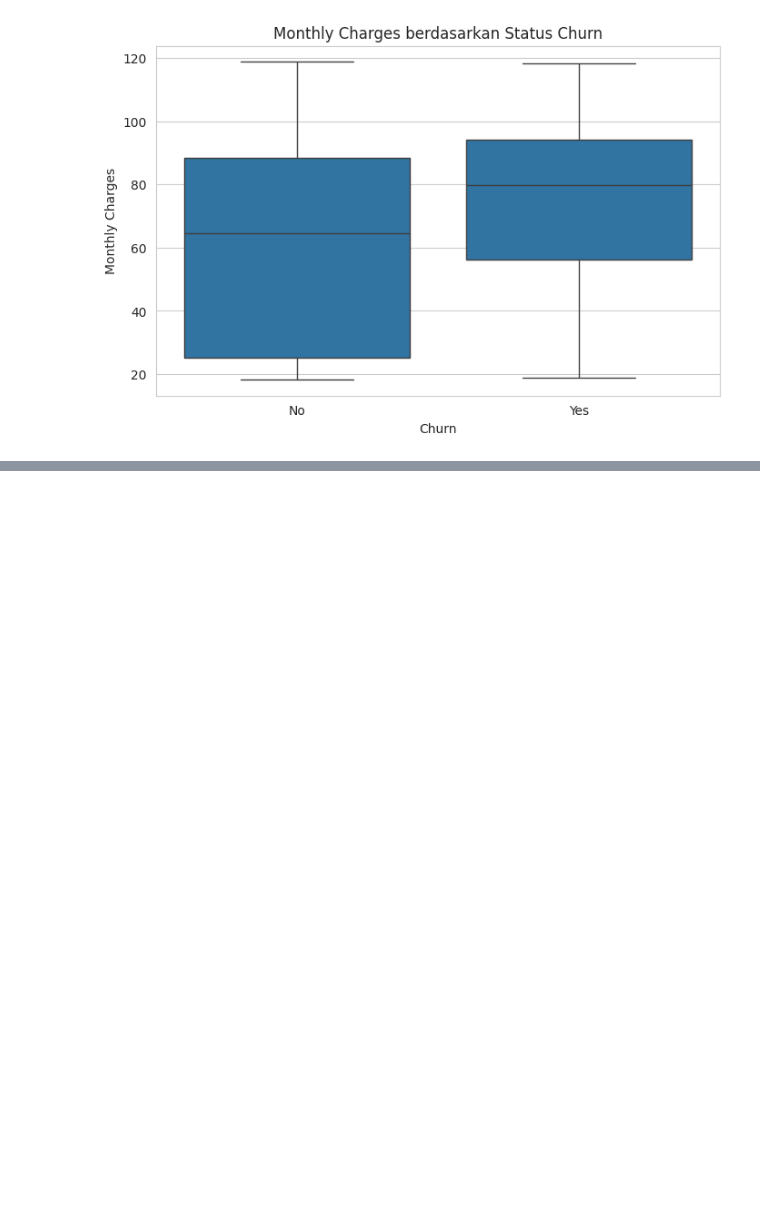
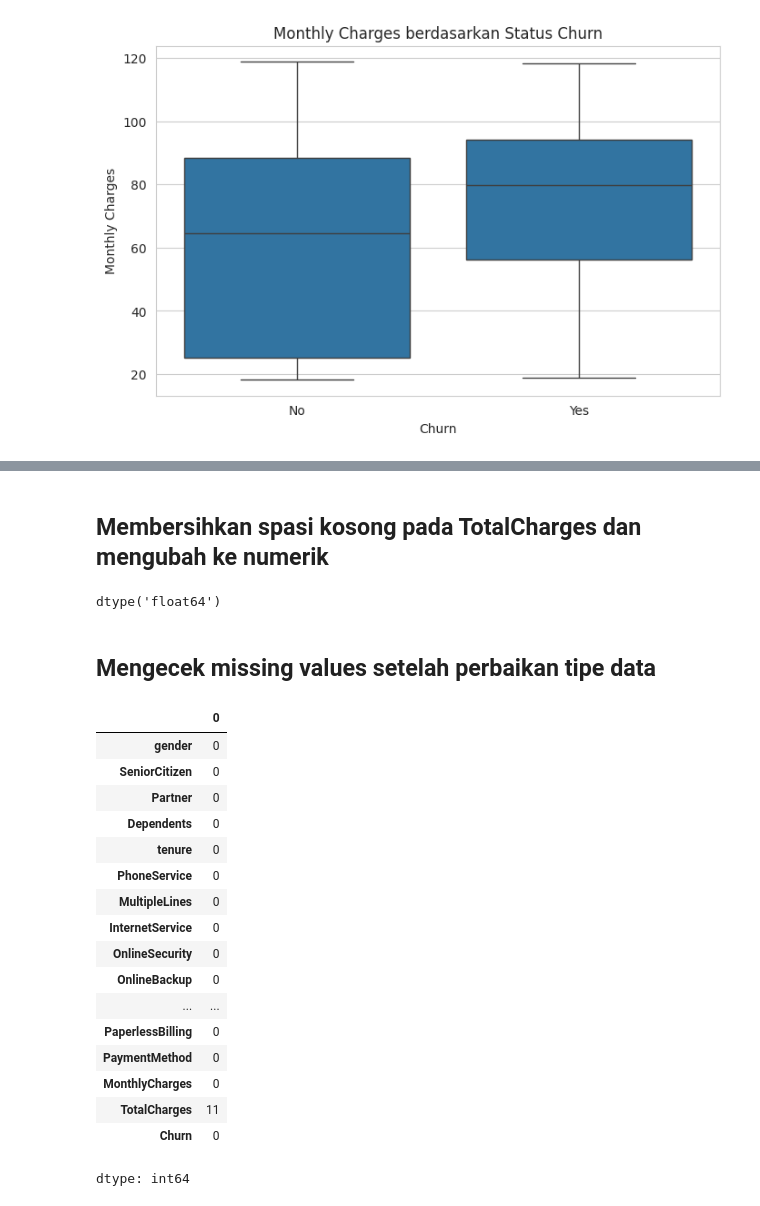
Before and after one commit to r021n/simple-machine-learing, a Jupyter notebook: Customer_Churn_Prediction.ipynb, the cells around one changed output, grey strips where cells are left out. Cells and saved outputs as stored; diff of their text form; code cells hidden in the pictures; blank space fills up the shorter version.

```diff
--- a/Customer_Churn_Prediction.ipynb
+++ b/Customer_Churn_Prediction.ipynb
@@ -315,0 +360,31 @@ plt.show()
+# %% [markdown]
+## Membersihkan spasi kosong pada TotalCharges dan mengubah ke numerik
+# %%
+df_clean['TotalCharges'] = df_clean['TotalCharges'].replace(" ", np.nan)
+df_clean['TotalCharges'] = pd.to_numeric(df_clean['TotalCharges'])
+df_clean['TotalCharges'].dtype
+# %% [output]
+dtype('float64')
+# %% [markdown]
+## Mengecek missing values setelah perbaikan tipe data
+# %%
+df_clean.isnull().sum()
+# %% [output]
+|  | 0 |
+| gender | 0 |
+| SeniorCitizen | 0 |
+| Partner | 0 |
+| Dependents | 0 |
+| tenure | 0 |
+| PhoneService | 0 |
+| MultipleLines | 0 |
+| InternetService | 0 |
+| OnlineSecurity | 0 |
+| OnlineBackup | 0 |
+| ... | ... |
+| PaperlessBilling | 0 |
+| PaymentMethod | 0 |
+| MonthlyCharges | 0 |
+| TotalCharges | 11 |
+| Churn | 0 |
+dtype: int64
```
Also changed, not shown: parts of 27 cells of this notebook.
